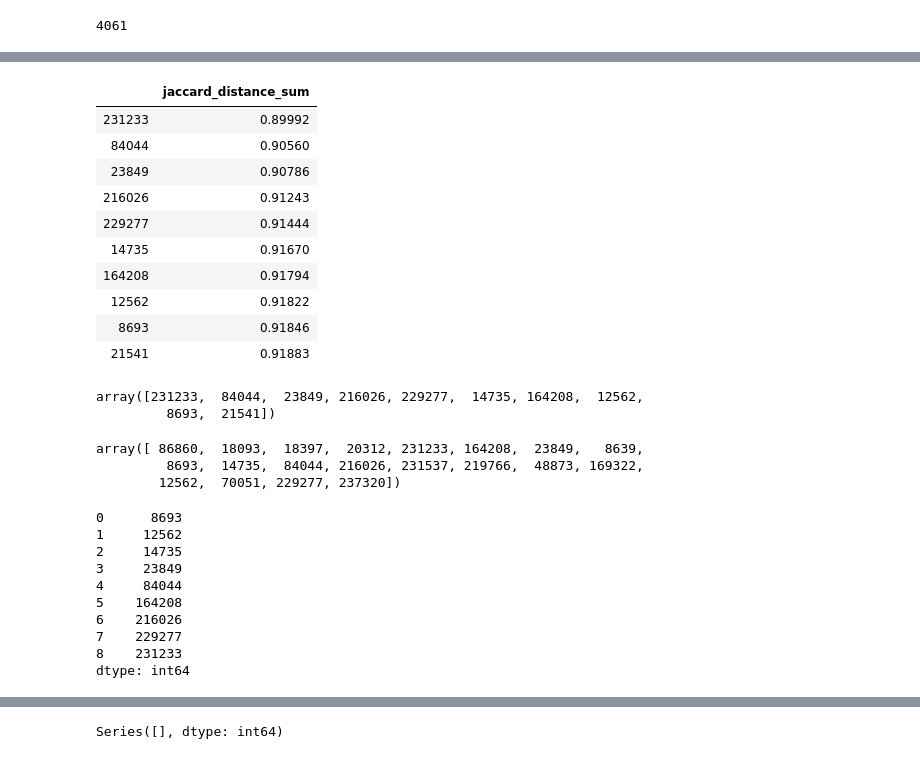
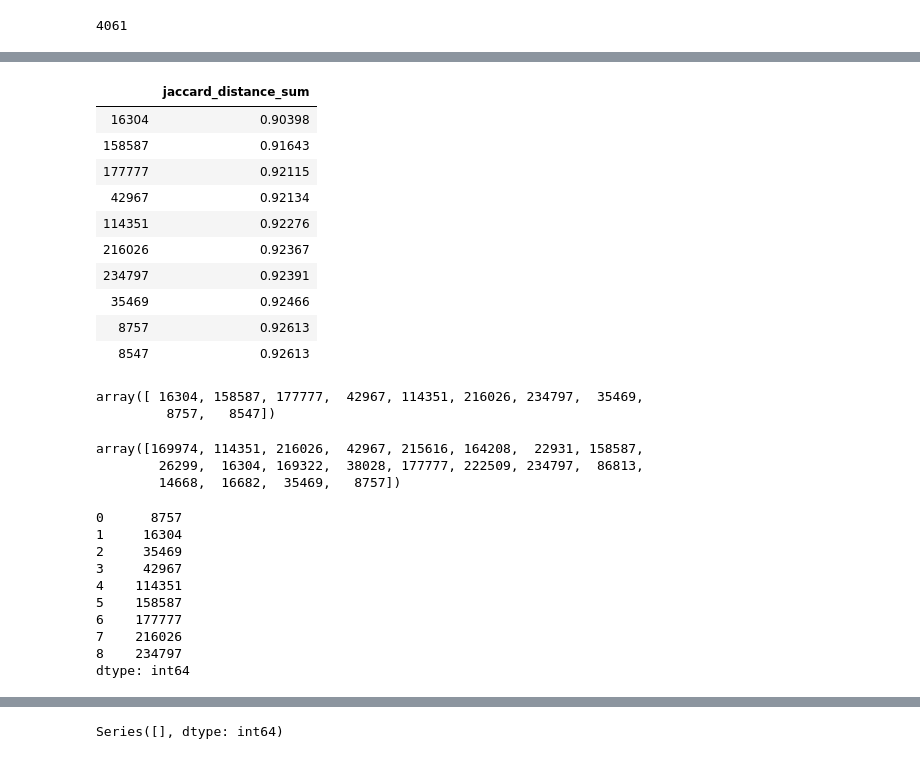
Before and after one commit to DanielVolz/jupyter_notebooks, a Jupyter notebook: important/all cases/fat_profile_3_variations_copy.ipynb, the cells around one changed output, grey strips where cells are left out. Cells and saved outputs as stored; diff of their text form; code cells hidden in the pictures.

```diff
--- a/important/all cases/fat_profile_3_variations_copy.ipynb
+++ b/important/all cases/fat_profile_3_variations_copy.ipynb
@@ -142,5 +157,4 @@ nutrition_db2.columns = nutrition_db2.columns.droplevel(0)
 #select 20 random recipes which are between the Fat-range of 35-40 gramms
 subset_fat = nutrition_db2[(nutrition_db2['Fat'] >= 35) & (nutrition_db2['Fat'] <= 40)].sample(n=20).copy()
 
-subset_fat_20 = subset_fat.index.to_numpy()
-id_list = subset_fat_20.copy()
+subset_fat_id = subset_fat.index.to_numpy()
@@ -162,3 +192,21 @@ drop_id_list = [4342, 6307, 6494, 16157, 16278, 16421, 4397]
+# %%
+user_recipes_fat = recipe_db[recipe_db.index.isin(subset_fat_id)]
+user_recipes_normal = recipe_db[recipe_db.index.isin(subset_normal_id)]
+# %%
+#top10 most common ingredients
+#16421    2125 salt
+#4342     1506 garlic
+#4397     1412 onion
+#16406    1185 ground black pepper
+#16157    1016 butter
+#6307      944 olive oil
+#6494      786 skinless bone less chicken breast
+#2496      749 water
+#16238     574 grated Parmesan cheese
+#16317     538 eggs
+
+
+drop_id_list = [16421, 4342, 4397, 16406, 16157, 6307, 6494, 2496, 16238, 16317]
 # %%
 #filter out ingredients which are too common and the recipes in the user profile from the recipes database
 new_recipe_db = recipe_db.drop(axis=1, labels=drop_id_list)
@@ -166,6 +215,7 @@ new_recipe_db_wo_userrecipes = new_recipe_db.drop(axis=0, labels=subset_fat_20)
 # %%
 #remove basic ingredients like garlic, olive oil, skinless bone less chicken breast, butter, milk, salt and pepper, onion
-new_user_recipes = user_recipes.drop(axis=1, labels=drop_id_list)
+new_user_recipes_fat = user_recipes_fat.drop(axis=1, labels=drop_id_list)
+new_user_recipes_normal = user_recipes_normal.drop(axis=1, labels=drop_id_list)
 # %%
 ## Jaccard - recipe to recipe similarity without any removal of basis ingredients and duplicate userrecipes
 
@@ -199,49 +248,49 @@ dtype: int64
 # %%
 ## Jaccard - recipe to recipe similarity without any removal of basis ingredients
 
-result_array = cdist(new_user_recipes, new_recipe_db,'jaccard')
-result_wo_basis_filter = pd.DataFrame(result_array, columns=new_recipe_db.index.values, index=new_user_recipes.index.values)
+result_array = cdist(new_user_recipes_fat, new_recipe_db,'jaccard')
+result_wo_basis_filter = pd.DataFrame(result_array, columns=new_recipe_db.index.values, index=new_user_recipes_fat.index.values)
 # result_2
 
 result_wo_basis_filter_10 = pd.DataFrame(result_wo_basis_filter.sum(), columns=['jaccard_distance_sum'])
 result_wo_basis_filter_10 = result_wo_basis_filter_10.sort_values(by='jaccard_distance_sum')
 result_wo_basis_filter_10['jaccard_distance_sum'] = result_wo_basis_filter_10['jaccard_distance_sum'].div(20)
 result_wo_basis_filter_10[0:10]
 # %% [output]
 |  | jaccard_distance_sum |
-| 231233 | 0.89992 |
-| 84044 | 0.90560 |
-| 23849 | 0.90786 |
-| 216026 | 0.91243 |
-| 229277 | 0.91444 |
-| 14735 | 0.91670 |
-| 164208 | 0.91794 |
-| 12562 | 0.91822 |
-| 8693 | 0.91846 |
-| 21541 | 0.91883 |
+| 16304 | 0.90398 |
+| 158587 | 0.91643 |
+| 177777 | 0.92115 |
+| 42967 | 0.92134 |
+| 114351 | 0.92276 |
+| 216026 | 0.92367 |
+| 234797 | 0.92391 |
+| 35469 | 0.92466 |
+| 8757 | 0.92613 |
+| 8547 | 0.92613 |
 # %%
 result_wo_basis_filter_10[0:10].index.to_numpy()
 # %% [output]
-array([231233,  84044,  23849, 216026, 229277,  14735, 164208,  12562,
-         8693,  21541])
+array([ 16304, 158587, 177777,  42967, 114351, 216026, 234797,  35469,
+         8757,   8547])
 # %%
 id_list
 # %% [output]
-array([ 86860,  18093,  18397,  20312, 231233, 164208,  23849,   8639,
-         8693,  14735,  84044, 216026, 231537, 219766,  48873, 169322,
-        12562,  70051, 229277, 237320])
+array([169974, 114351, 216026,  42967, 215616, 164208,  22931, 158587,
+        26299,  16304, 169322,  38028, 177777, 222509, 234797,  86813,
+        14668,  16682,  35469,   8757])
 # %%
 pd.Series(np.intersect1d(id_list,result_wo_basis_filter_10[0:10].index.to_numpy()))
 # %% [output]
-0      8693
-1     12562
-2     14735
-3     23849
-4     84044
-5    164208
-6    216026
-7    229277
-8    231233
+0      8757
+1     16304
+2     35469
+3     42967
+4    114351
+5    158587
+6    177777
+7    216026
+8    234797
 dtype: int64
 # %%
 ## Jaccard - recipe to recipe similarity with removal of basis ingredients and duplicate userrecipes
```
Also changed, not shown: parts of 65 cells of this notebook, 1 other file.
